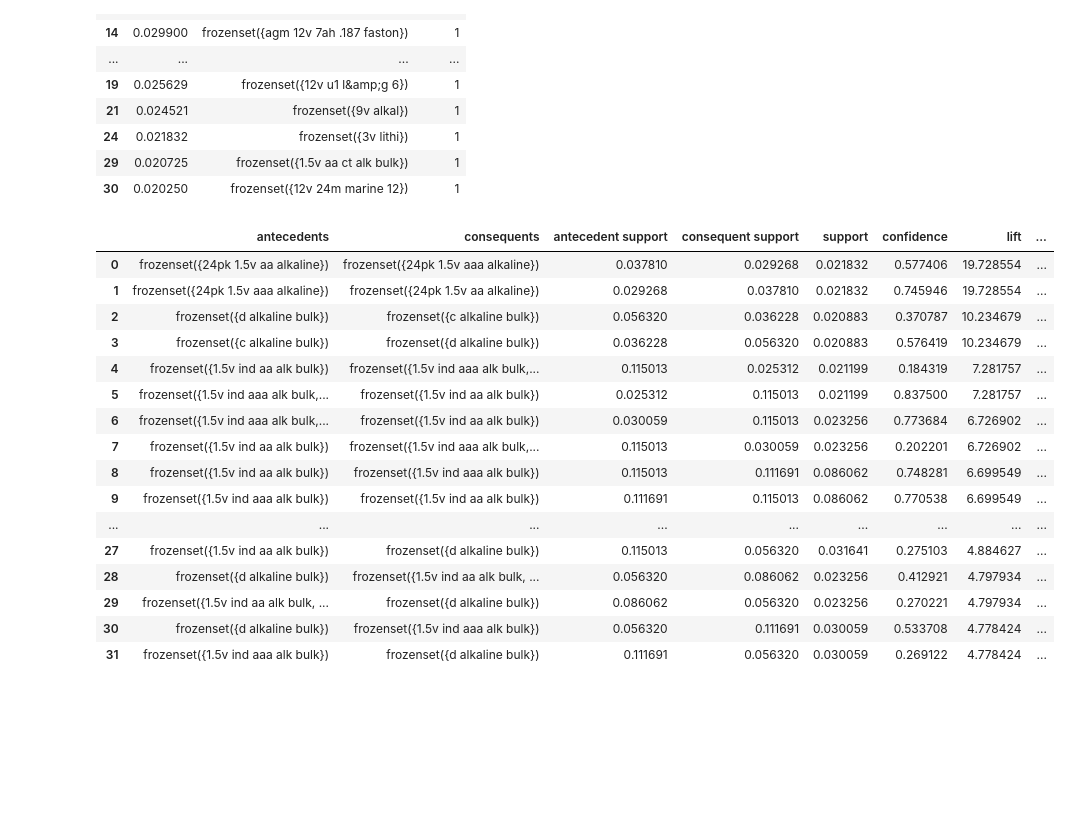
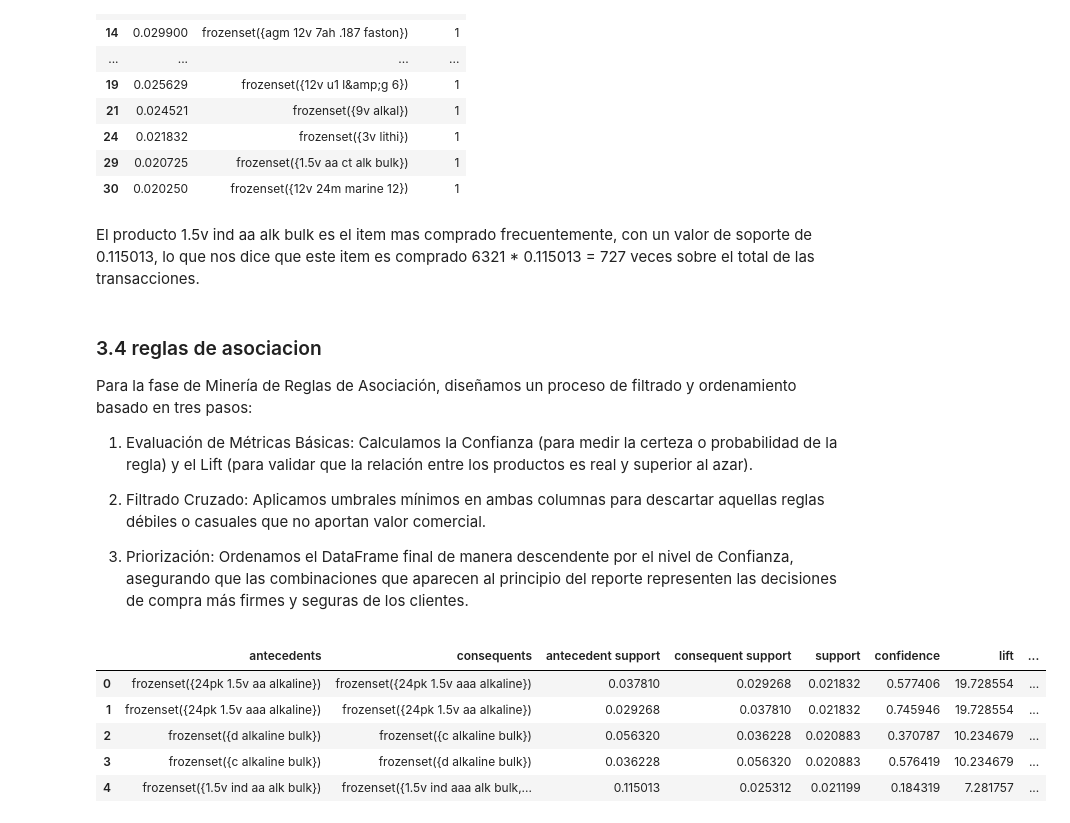
Before and after one commit to diegofzunigacubides-1-dev/Market-Basket-Analysis, a Jupyter notebook: notebooks/market_basket_analysis.ipynb, the cells around one changed output. Cells and saved outputs as stored; diff of their text form; code cells hidden in the pictures; blank space fills up the shorter version.

Commit message:
market_basket_analysis - aplicacion aprior y association_rules

```diff
--- a/notebooks/market_basket_analysis.ipynb
+++ b/notebooks/market_basket_analysis.ipynb
@@ -364,24 +388,25 @@ productos_individuales_frecuentes
 | 24 | 0.021832 | frozenset({3v lithi}) | 1 |
 | 29 | 0.020725 | frozenset({1.5v aa ct alk bulk}) | 1 |
 | 30 | 0.020250 | frozenset({12v 24m marine 12}) | 1 |
+# %% [markdown]
+El producto 1.5v ind aa alk bulk es el item mas comprado frecuentemente, con un valor de soporte de 0.115013, lo que nos dice que este item es comprado 6321 * 0.115013 = 727 veces sobre el total de las transacciones.
+# %% [markdown]
+### 3.4 reglas de asociacion
+
+Para la fase de Minería de Reglas de Asociación, diseñamos un proceso de filtrado y ordenamiento basado en tres pasos:
+
+1. Evaluación de Métricas Básicas: Calculamos la Confianza (para medir la certeza o probabilidad de la regla) y el Lift (para validar que la relación entre los productos es real y superior al azar).
+
+2. Filtrado Cruzado: Aplicamos umbrales mínimos en ambas columnas para descartar aquellas reglas débiles o casuales que no aportan valor comercial.
+
+3. Priorización: Ordenamos el DataFrame final de manera descendente por el nivel de Confianza, asegurando que las combinaciones que aparecen al principio del reporte representen las decisiones de compra más firmes y seguras de los clientes.
 # %%
 rules = association_rules(productos_frecuentes, metric='lift', min_threshold=1).sort_values('lift', ascending=False).reset_index(drop=True)
-rules
+rules.head()
 # %% [output]
 |  | antecedents | consequents | antecedent support | consequent support | support | confidence | lift | ... |
 | 0 | frozenset({24pk 1.5v aa alkaline}) | frozenset({24pk 1.5v aaa alkaline}) | 0.037810 | 0.029268 | 0.021832 | 0.577406 | 19.728554 | ... |
 | 1 | frozenset({24pk 1.5v aaa alkaline}) | frozenset({24pk 1.5v aa alkaline}) | 0.029268 | 0.037810 | 0.021832 | 0.745946 | 19.728554 | ... |
 | 2 | frozenset({d alkaline bulk}) | frozenset({c alkaline bulk}) | 0.056320 | 0.036228 | 0.020883 | 0.370787 | 10.234679 | ... |
 | 3 | frozenset({c alkaline bulk}) | frozenset({d alkaline bulk}) | 0.036228 | 0.056320 | 0.020883 | 0.576419 | 10.234679 | ... |
 | 4 | frozenset({1.5v ind aa alk bulk}) | frozenset({1.5v ind aaa alk bulk,... | 0.115013 | 0.025312 | 0.021199 | 0.184319 | 7.281757 | ... |
-| 5 | frozenset({1.5v ind aaa alk bulk,... | frozenset({1.5v ind aa alk bulk}) | 0.025312 | 0.115013 | 0.021199 | 0.837500 | 7.281757 | ... |
-| 6 | frozenset({1.5v ind aaa alk bulk,... | frozenset({1.5v ind aa alk bulk}) | 0.030059 | 0.115013 | 0.023256 | 0.773684 | 6.726902 | ... |
-| 7 | frozenset({1.5v ind aa alk bulk}) | frozenset({1.5v ind aaa alk bulk,... | 0.115013 | 0.030059 | 0.023256 | 0.202201 | 6.726902 | ... |
-| 8 | frozenset({1.5v ind aa alk bulk}) | frozenset({1.5v ind aaa alk bulk}) | 0.115013 | 0.111691 | 0.086062 | 0.748281 | 6.699549 | ... |
-| 9 | frozenset({1.5v ind aaa alk bulk}) | frozenset({1.5v ind aa alk bulk}) | 0.111691 | 0.115013 | 0.086062 | 0.770538 | 6.699549 | ... |
-| ... | ... | ... | ... | ... | ... | ... | ... | ... |
-| 27 | frozenset({1.5v ind aa alk bulk}) | frozenset({d alkaline bulk}) | 0.115013 | 0.056320 | 0.031641 | 0.275103 | 4.884627 | ... |
-| 28 | frozenset({d alkaline bulk}) | frozenset({1.5v ind aa alk bulk, ... | 0.056320 | 0.086062 | 0.023256 | 0.412921 | 4.797934 | ... |
-| 29 | frozenset({1.5v ind aa alk bulk, ... | frozenset({d alkaline bulk}) | 0.086062 | 0.056320 | 0.023256 | 0.270221 | 4.797934 | ... |
-| 30 | frozenset({d alkaline bulk}) | frozenset({1.5v ind aaa alk bulk}) | 0.056320 | 0.111691 | 0.030059 | 0.533708 | 4.778424 | ... |
-| 31 | frozenset({1.5v ind aaa alk bulk}) | frozenset({d alkaline bulk}) | 0.111691 | 0.056320 | 0.030059 | 0.269122 | 4.778424 | ... |
```
Also changed, not shown: parts of 16 cells of this notebook, 2 other files.
